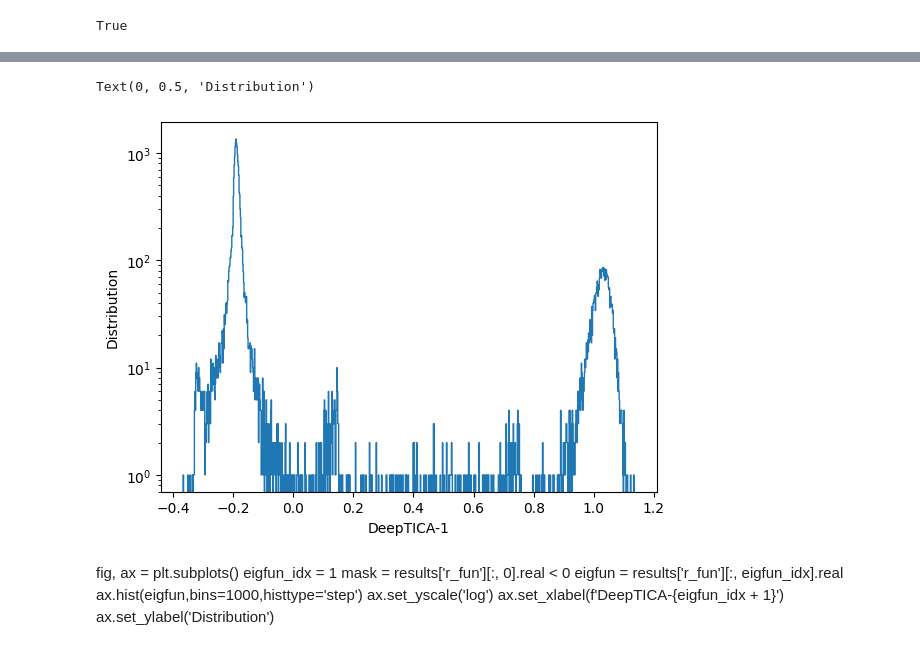
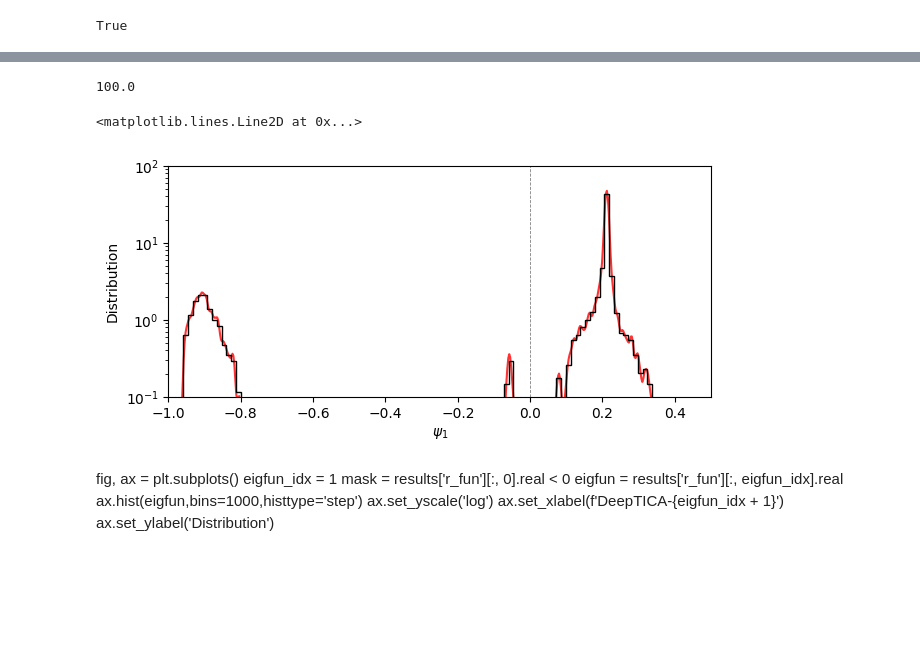
Before and after one commit to pietronvll/encoderops, a Jupyter notebook: exps/trpcage/analysis.ipynb, the cells around one changed output, grey strips where cells are left out. Cells and saved outputs as stored; diff of their text form; code cells hidden in the pictures; blank space fills up the shorter version.

```diff
--- a/exps/trpcage/analysis.ipynb
+++ b/exps/trpcage/analysis.ipynb
@@ -33,4 +32,7 @@ from huggingface_hub import hf_hub_download
 ckpt_path = hf_hub_download(repo_id="pnovelli/encoderops", filename="encoderops-2J0F/checkpoints/last.ckpt")
 # %%
 model = EvolutionOperator.load_from_checkpoint(ckpt_path)
-datamodule = DESRESDataModule(model.trainer_args, DESRESDataArgs())
+data_args = torch.load(ckpt_path, weights_only=False)['DESRESDataModule']['data_args']
+data_args = DESRESDataArgs(**data_args)
+datamodule = DESRESDataModule(model.trainer_args, data_args = data_args, num_workers = 1)
+datamodule.setup("fit")
@@ -165,4 +41,0 @@ wandb_run.history().plot("trainer/global_step", "tau_2_ns",ax=ax)
-# %%
-subsample = 20
-
-model, results = load_run(run_id, protein_id, subsample=subsample)
@@ -189,15 +41,0 @@ stat mean tensor([0.2449, 0.2706, 0.2395, 0.2450, 0.2495, 0.2483, 0.2414, 0.2608
-# %%
-r_fun = results['r_fun'].real
-def implied_timescale(ev, lagtime_ns: float = 0.2):
-    if torch.is_tensor(ev):
-        ev = ev.numpy(force=True)
-    timescale = -1*(lagtime_ns / np.log(np.abs(ev)))
-    return np.sort(timescale)[::-1]
-
-idxs = (0, 1)
-plt.scatter(r_fun[:, idxs[0]].real, r_fun[:, idxs[1]].real, color='k', s = 0.5, alpha=0.5)
-taus = implied_timescale(results['eigenvalues'])
-plt.xlabel(f'Tica-{idxs[0] + 1} $\\tau=${taus[idxs[0]]:.2f}ns')
-plt.ylabel(f'Tica-{idxs[1] + 1} $\\tau=${taus[idxs[1]]:.2f}ns')
-plt.axhline(0)
-plt.axvline(0)
@@ -206,0 +101,2 @@ plt.axvline(0)
+# %%
+results = predict(model, datamodule, subsample=400)
@@ -207,15 +105,23 @@ plt.axvline(0)
+# %%
+datamodule.dataset.lagtime_ns
+# %% [output]
+100.0
 # %%
-fig, ax = plt.subplots()
+fig, ax = plt.subplots(figsize=(7, 3), dpi=100)
 eigfun_idx = 0
 mask = results['r_fun'][:, 0].real > -1
 eigfun = results['r_fun'][:, eigfun_idx].real
-ax.hist(eigfun,bins=1000,histtype='step')
+pd.DataFrame(eigfun).plot.kde(ax=ax, color='r', logy=True, bw_method=0.01, legend=False, alpha=0.8)
+ax.hist(eigfun,bins=100,histtype='step', color='k', density=True, )
 ax.set_yscale('log')
-ax.set_xlabel(f'DeepTICA-{eigfun_idx + 1}')
+ax.set_xlabel(r"$\psi_{" + str(eigfun_idx + 1) + r"}$")
 ax.set_ylabel('Distribution')
+ax.set_ylim(0.1, 100)
+ax.set_xlim(-1, 0.5)
+ax.axvline(x = 0, linestyle = '--', linewidth = 0.6, alpha = 0.5, color='k')
 # %% [output]
-Text(0, 0.5, 'Distribution')
+<matplotlib.lines.Line2D at 0x...>
-[figure, old version]
+[figure, new version]
 # %% [markdown]
 fig, ax = plt.subplots()
 eigfun_idx = 1
```
Also changed, not shown: parts of 32 cells of this notebook, 3 other files.
